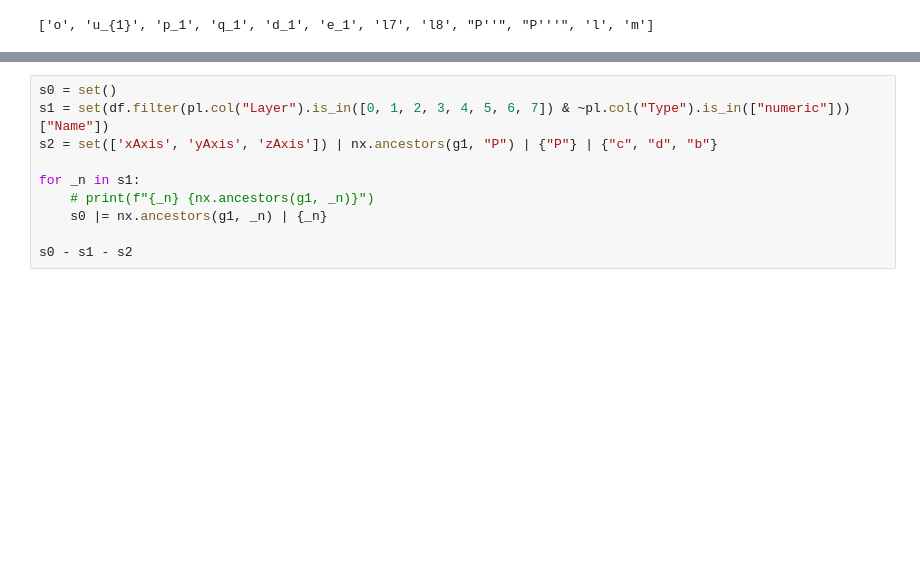
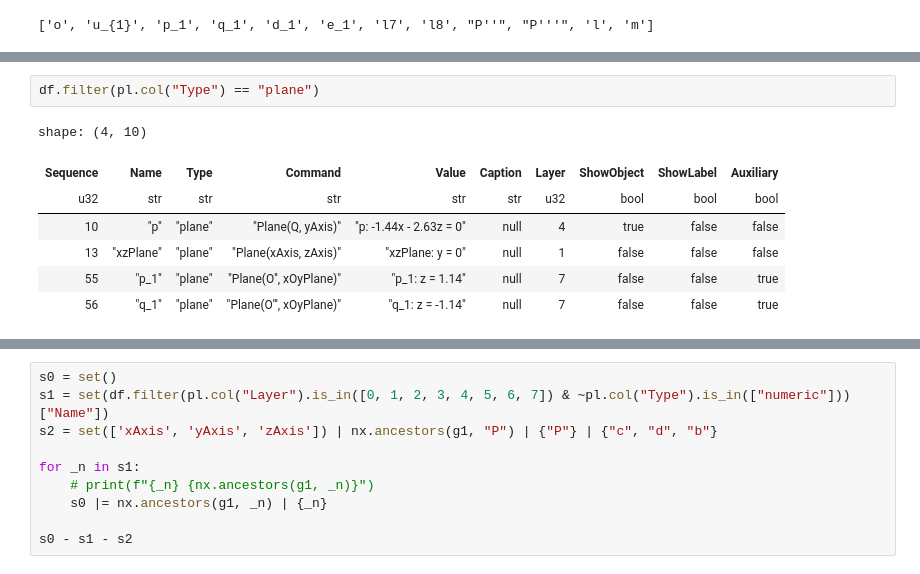
Before and after one commit to moyhig-ecs/ggblab, a Jupyter notebook: examples/eg12_3d.ipynb, the cells around one changed output, grey strips where cells are left out. Cells and saved outputs as stored; diff of their text form; blank space fills up the shorter version.

```diff
--- a/examples/eg12_3d.ipynb
+++ b/examples/eg12_3d.ipynb
@@ -334,0 +399,10 @@ t2 = Polygon(O, P, P_{h})
+# %%
+df.filter(pl.col("Type") == "plane")
+# %% [output]
+shape: (4, 10)
+| Sequence | Name | Type | Command | Value | Caption | Layer | ShowObject | ShowLabel | Auxiliary |
+| u32 | str | str | str | str | str | u32 | bool | bool | bool |
+| 10 | "p" | "plane" | "Plane(Q, yAxis)" | "p: -1.44x - 2.63z = 0" | null | 4 | true | false | false |
+| 13 | "xzPlane" | "plane" | "Plane(xAxis, zAxis)" | "xzPlane: y = 0" | null | 1 | false | false | false |
+| 55 | "p_1" | "plane" | "Plane(O'', xOyPlane)" | "p_1: z = 1.14" | null | 7 | false | false | true |
+| 56 | "q_1" | "plane" | "Plane(O''', xOyPlane)" | "q_1: z = -1.14" | null | 7 | false | false | true |
```
Also changed, not shown: parts of 81 cells of this notebook, 4 other files.
